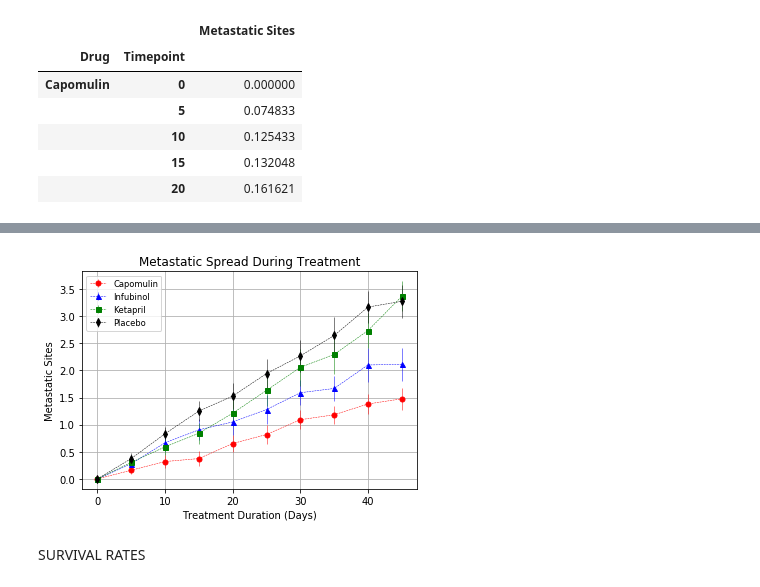
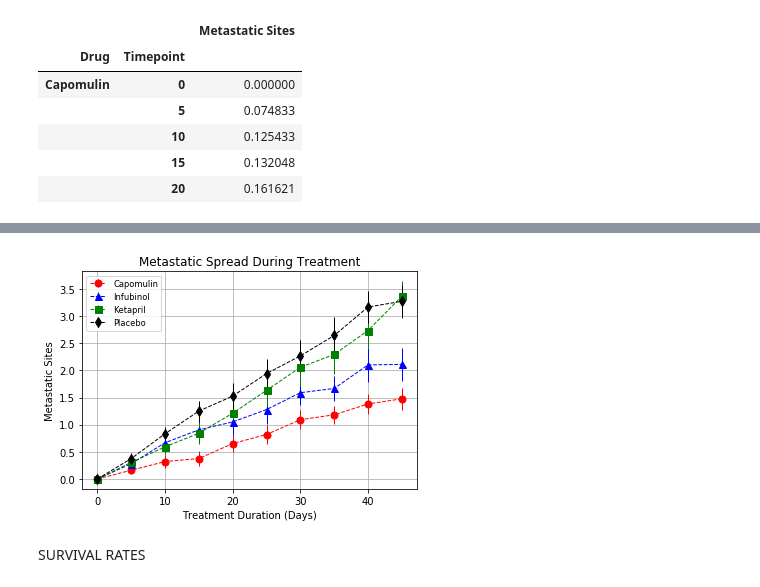
Before and after one commit to pharmon9847/matplotlib-challenge, a Jupyter notebook: Pymaceuticals.ipynb, the cells around one changed output, grey strips where cells are left out. Saved outputs shown, nothing was run; the diff lists cells and outputs as text; code cells hidden in the pictures.

```diff
--- a/Pymaceuticals.ipynb
+++ b/Pymaceuticals.ipynb
@@ -213,24 +213,24 @@ tumor_met_response_pivot_sem.head()
 | 20 | 0.161621 | 0.241034 | 0.234801 | 0.236680 | 0.181731 | 0.234064 | 0.171499 | 0.119430 | 0.200905 | ... |
 # %%
 # Generate the Plot (with Error Bars)
-plt.errorbar(tumor_met_response_pivot_mean.index, tumor_met_response_pivot_mean["Capomulin"], yerr=tumor_met_response_pivot_sem["Capomulin"], label="Capomulin", color="r", marker="o", markersize=5, linestyle="dashed", linewidth=0.50)
-plt.errorbar(tumor_met_response_pivot_mean.index, tumor_met_response_pivot_mean["Infubinol"], yerr=tumor_met_response_pivot_sem["Infubinol"], label="Infubinol", color="b", marker="^", markersize=5, linestyle="dashed", linewidth=0.50)
-plt.errorbar(tumor_met_response_pivot_mean.index, tumor_met_response_pivot_mean["Ketapril"], yerr=tumor_met_response_pivot_sem["Ketapril"], label="Ketapril", color="g", marker="s", markersize=5, linestyle="dashed", linewidth=0.50)
-plt.errorbar(tumor_met_response_pivot_mean.index, tumor_met_response_pivot_mean["Placebo"], yerr=tumor_met_response_pivot_sem["Placebo"], label="Placebo", color="k", marker="d", markersize=5, linestyle="dashed", linewidth=0.50)
+plt.errorbar(tumor_met_response_pivot_mean.index, tumor_met_response_pivot_mean["Capomulin"], yerr=tumor_met_response_pivot_sem["Capomulin"], label="Capomulin", color="r", marker="o", markersize=7, linestyle="dashed", linewidth=1)
+plt.errorbar(tumor_met_response_pivot_mean.index, tumor_met_response_pivot_mean["Infubinol"], yerr=tumor_met_response_pivot_sem["Infubinol"], label="Infubinol", color="b", marker="^", markersize=7, linestyle="dashed", linewidth=1)
+plt.errorbar(tumor_met_response_pivot_mean.index, tumor_met_response_pivot_mean["Ketapril"], yerr=tumor_met_response_pivot_sem["Ketapril"], label="Ketapril", color="g", marker="s", markersize=7, linestyle="dashed", linewidth=1)
+plt.errorbar(tumor_met_response_pivot_mean.index, tumor_met_response_pivot_mean["Placebo"], yerr=tumor_met_response_pivot_sem["Placebo"], label="Placebo", color="k", marker="d", markersize=7, linestyle="dashed", linewidth=1)
 
 plt.title("Metastatic Spread During Treatment")
 plt.ylabel("Metastatic Sites")
 plt.xlabel("Treatment Duration (Days)")
 plt.grid(True)
 plt.legend(loc="best", fontsize="small", fancybox=True)
 
 # Save the Figure
 plt.savefig("analysis/figure2.png")
 
 # Show the Figure
 plt.show()
 # %% [output]
-[figure, old version]
+[figure, new version]
 # %% [markdown]
 SURVIVAL RATES
 # %%
```
Also changed, not shown: parts of 2 cells of this notebook, 3 other files.
